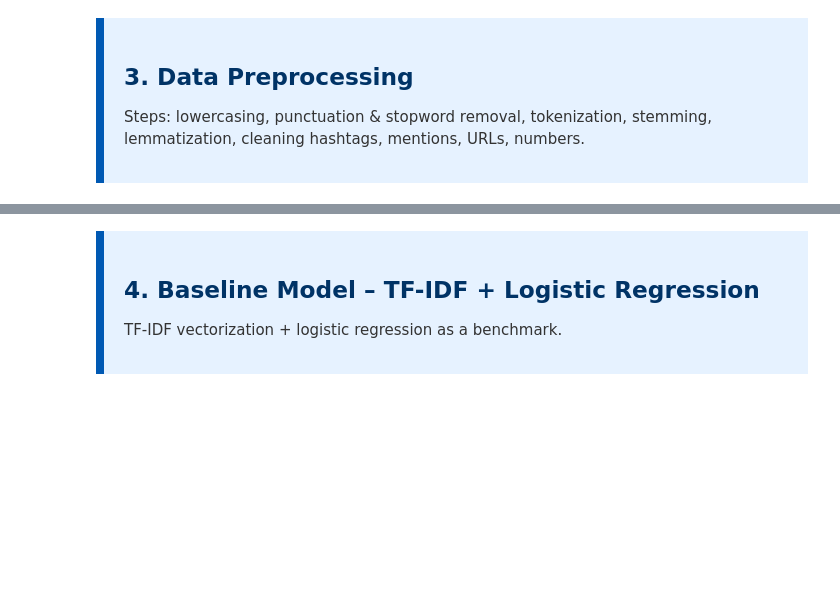
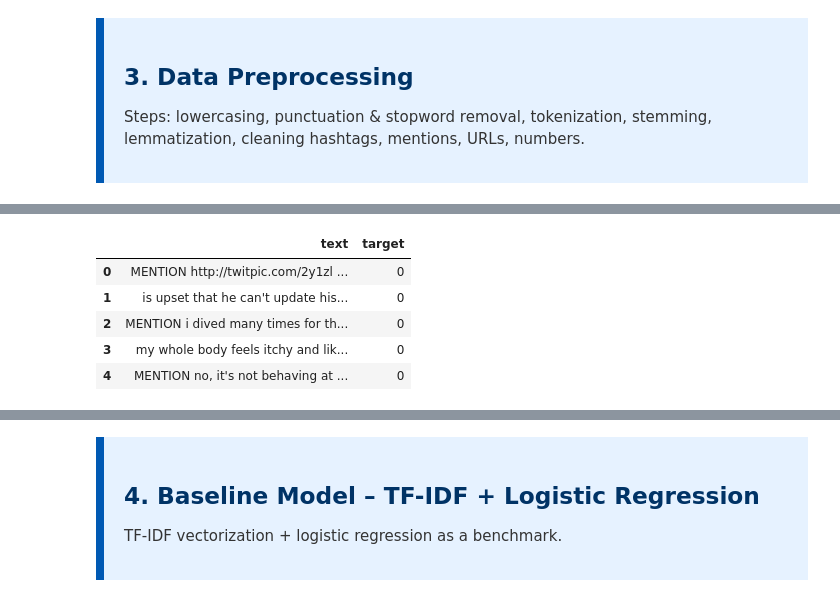
Before and after one commit to ariesslin/ie7500-g1-tweet-sentiment-nlp, a Jupyter notebook: scripts/tweet_sentiment_analysis_and_classification.ipynb, the cells around one changed output, grey strips where cells are left out. Drawn from its saved outputs; the diff is of its cells as text; code cells hidden in the pictures; blank space fills up the shorter version.

```diff
--- a/scripts/tweet_sentiment_analysis_and_classification.ipynb
+++ b/scripts/tweet_sentiment_analysis_and_classification.ipynb
@@ -422,0 +479,20 @@ This results in capturing conversational context, which might influence sentimen
+# %%
+# step 2, convert all mentions and the mentioned account names to MENTION
+
+# Make a copy to avoid modifying the original DataFrame
+tweets = df[['text', 'target']].copy()
+
+# Convert to lowercase
+tweets['text'] = tweets['text'].str.lower()
+
+# Replace all @mentions with "MENTION"
+tweets['text'] = tweets['text'].str.replace(r'@\w+', 'MENTION', regex=True)
+
+tweets.head()
+# %% [output]
+|  | text | target |
+| 0 | MENTION http://twitpic.com/2y1zl ... | 0 |
+| 1 | is upset that he can't update his... | 0 |
+| 2 | MENTION i dived many times for th... | 0 |
+| 3 | my whole body feels itchy and lik... | 0 |
+| 4 | MENTION no, it's not behaving at ... | 0 |
```
Also changed, not shown: parts of 11 cells of this notebook.
